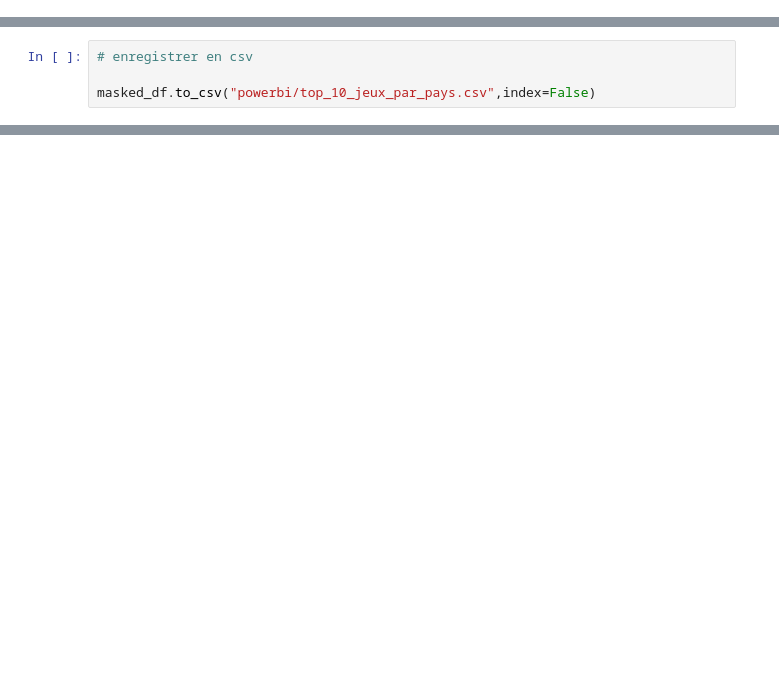
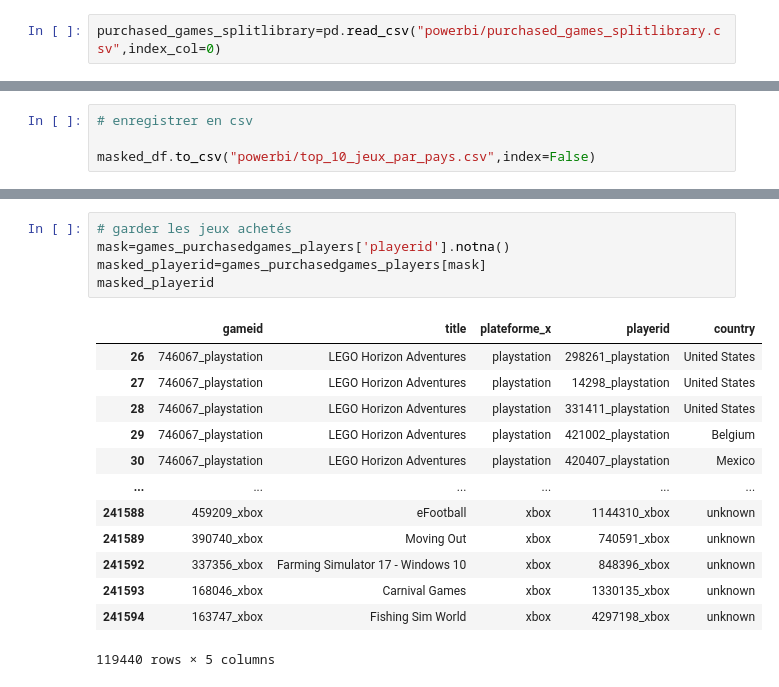
Before and after one commit to isanyams/projet-jeux-video, a Jupyter notebook: notebook/5_questions/top_10_jeux_par_pays _2.ipynb, the cells around one changed output, grey strips where cells are left out. Drawn from its saved outputs; the diff is of its cells as text; blank space fills up the shorter version.

```diff
--- a/notebook/5_questions/top_10_jeux_par_pays.ipynb
+++ b/notebook/5_questions/top_10_jeux_par_pays _2.ipynb
@@ -89,6 +89,8 @@ purchased_games_splitlibrary.head()
 # %%
 # enregistrer en csv pour la réutiliser dans d' autres questions
 purchased_games_splitlibrary.to_csv("powerbi/purchased_games_splitlibrary.csv")
+# %%
+purchased_games_splitlibrary=pd.read_csv("powerbi/purchased_games_splitlibrary.csv",index_col=0)
 # %%
 # reduire le nombre de colonnes de df games pour garder que le gameid, title et plateforme afin de s'assurer qu'il y
 # a assez de memoire pour merge
@@ -321,0 +358,19 @@ masked_df.shape
+# %%
+# garder les jeux achetés
+mask=games_purchasedgames_players['playerid'].notna()
+masked_playerid=games_purchasedgames_players[mask]
+masked_playerid
+# %% [output]
+|  | gameid | title | plateforme_x | playerid | country |
+| 26 | 746067_playstation | LEGO Horizon Adventures | playstation | 298261_playstation | United States |
+| 27 | 746067_playstation | LEGO Horizon Adventures | playstation | 14298_playstation | United States |
+| 28 | 746067_playstation | LEGO Horizon Adventures | playstation | 331411_playstation | United States |
+| 29 | 746067_playstation | LEGO Horizon Adventures | playstation | 421002_playstation | Belgium |
+| 30 | 746067_playstation | LEGO Horizon Adventures | playstation | 420407_playstation | Mexico |
+| ... | ... | ... | ... | ... | ... |
+| 241588 | 459209_xbox | eFootball | xbox | 1144310_xbox | unknown |
+| 241589 | 390740_xbox | Moving Out | xbox | 740591_xbox | unknown |
+| 241592 | 337356_xbox | Farming Simulator 17 - Windows 10 | xbox | 848396_xbox | unknown |
+| 241593 | 168046_xbox | Carnival Games | xbox | 1330135_xbox | unknown |
+| 241594 | 163747_xbox | Fishing Sim World | xbox | 4297198_xbox | unknown |
+119440 rows × 5 columns
```
Also changed, not shown: parts of 14 cells of this notebook, 5 other files.
